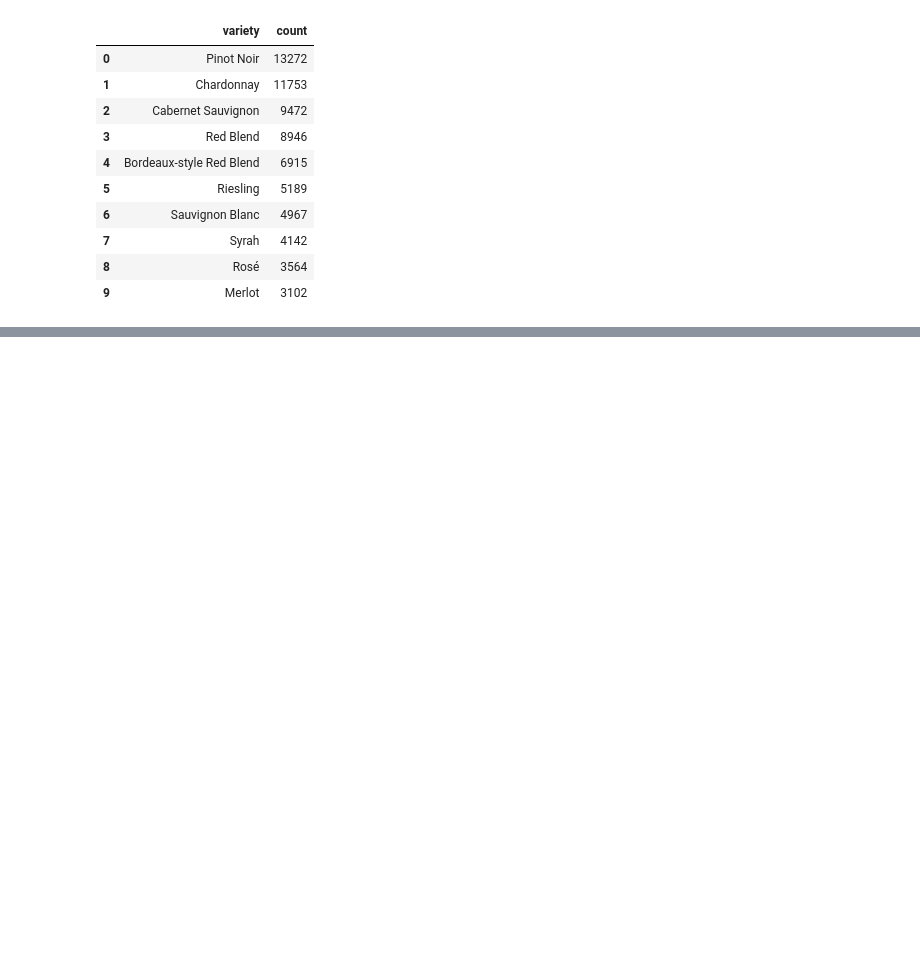
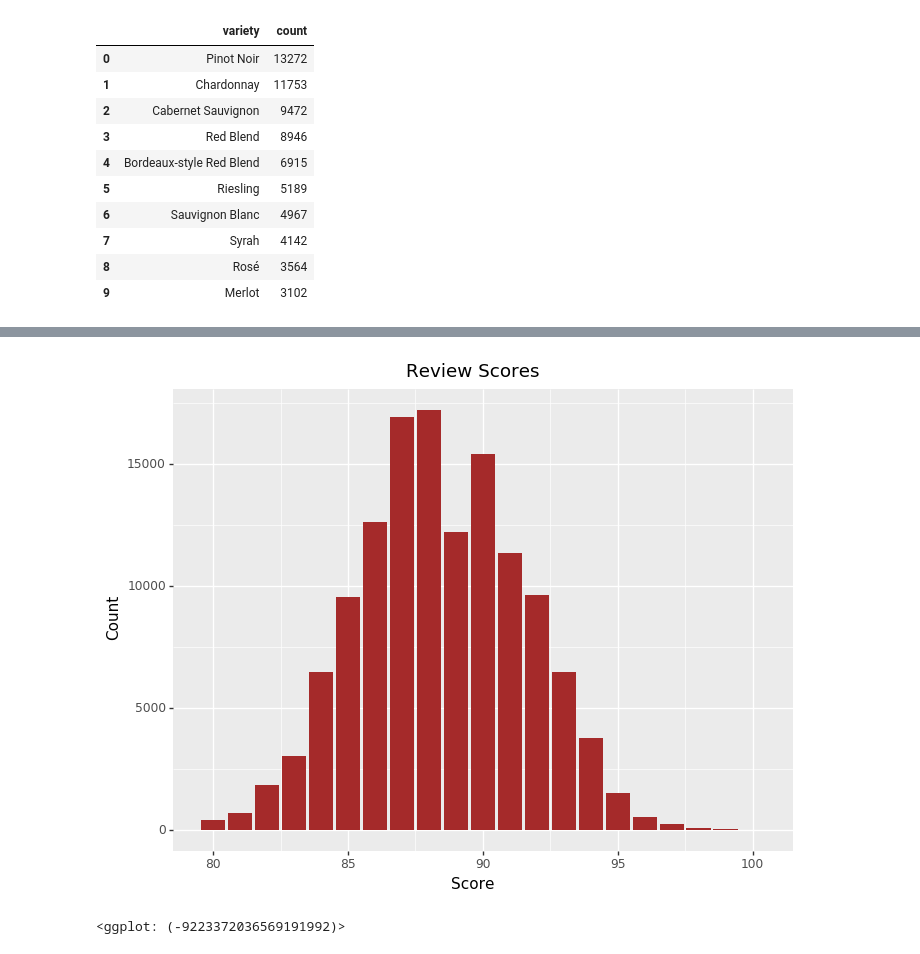
Before and after one commit to corazzon/KaggleStruggle, a Jupyter notebook: wine-reviews/plotnine.ipynb, the cells around one changed output, grey strips where cells are left out. Drawn from its saved outputs; the diff is of its cells as text; code cells hidden in the pictures; blank space fills up the shorter version.

```diff
--- a/wine-reviews/plotnine.ipynb
+++ b/wine-reviews/plotnine.ipynb
@@ -245,0 +246,13 @@ df.columns = ['Taster', 'Reviews']
+# %%
+# 리뷰 스코어 분포
+(ggplot(reviews)
+    + aes(x='points')
+    + geom_bar(fill='brown')
+    + ggtitle("Review Scores")
+    + xlab('Score')
+    + ylab('Count')
+    + theme(figure_size=(8, 6))
+)
+# %% [output]
+[figure, added]
+<ggplot: (-9223372036569191992)>
```
Also changed, not shown: parts of 14 cells of this notebook.
